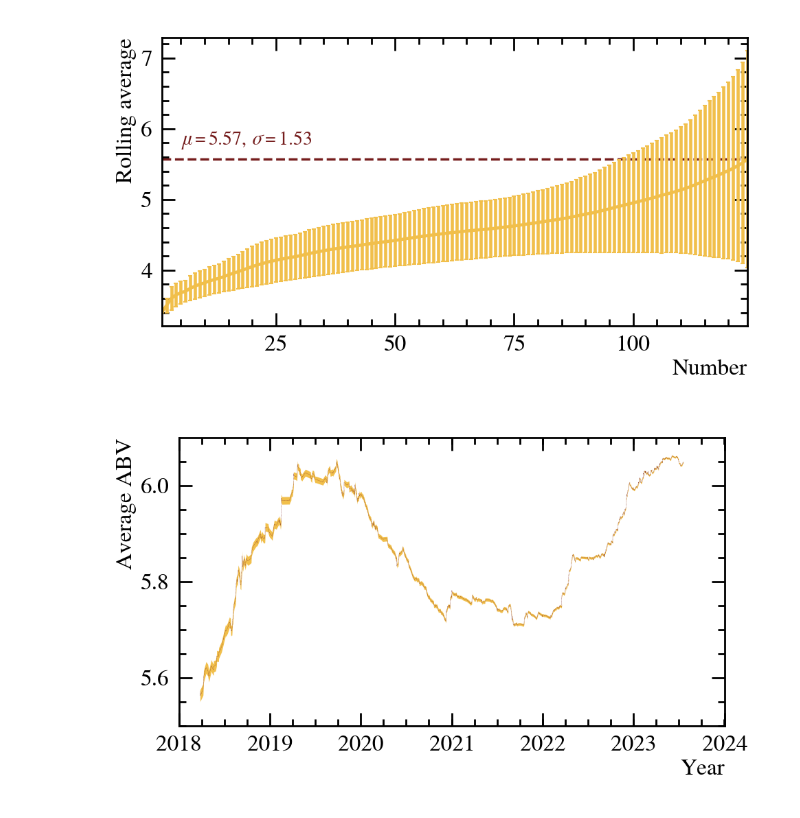
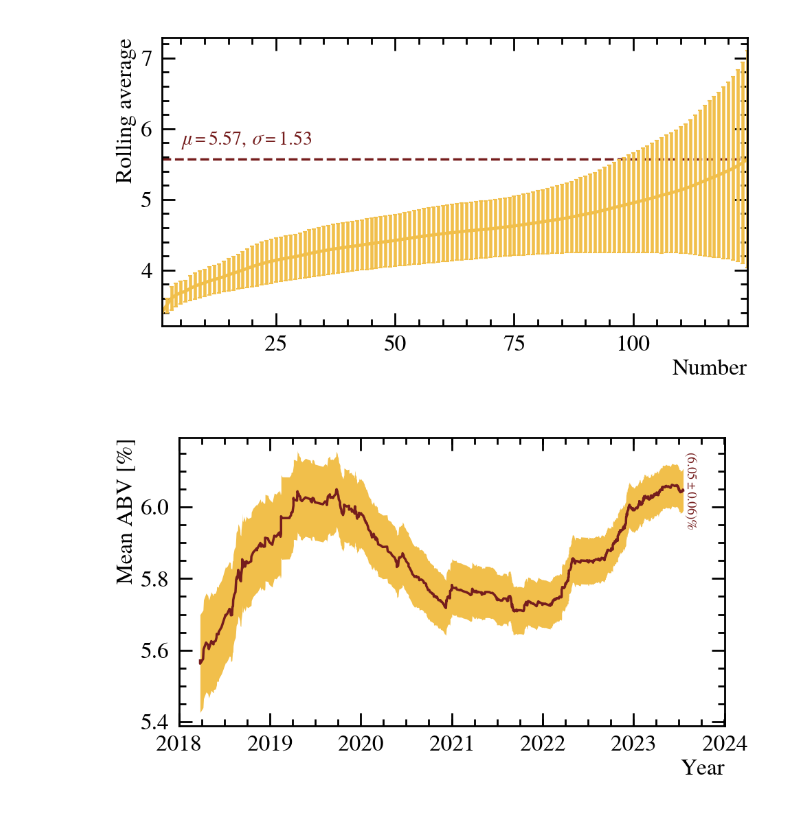
Before and after one commit to RDMoise/many-beers, a Jupyter notebook: studyBeers.ipynb, the cells around one changed output. Cells and saved outputs as stored; diff of their text form; code cells hidden in the pictures.

Commit message:
fix bug in error on the mean

```diff
--- a/studyBeers.ipynb
+++ b/studyBeers.ipynb
@@ -206,21 +206,22 @@ vs.insert(0,v0)
 len(mus), nAfter
 errs = []
 for i in range(len(mus)):
-    errs.append(vs[i]**.5 / (i+nBefore))
+    errs.append((vs[i]/(i+nBefore))**.5)
 # %%
 fig, ax = plt.subplots(figsize=(16*.6,9*.6))
 plt.tight_layout()
 plt.margins(x=0)
 plt.xlabel('Year')
-plt.ylabel('Average ABV')
+plt.ylabel('Mean ABV [%]')
 # plt.errorbar([dAfter.Date[0]] + list(dAfter.Date), mus, errs, color='#f1bf4b', ls='',marker='.', markersize=.5, elinewidth=1, capthick=1, capsize=.5, lw=.5)
 ax.fill_between([dAfter.Date[0]] + list(dAfter.Date), np.array(mus)+errs, np.array(mus)-errs, color='#f1bf4b', lw=0)
-p1 = ax.plot([dAfter.Date[0]] + list(dAfter.Date), mus, color='#751D1D', lw=.25, ls='--', label='bla')
+p1 = ax.plot([dAfter.Date[0]] + list(dAfter.Date), mus, color='#751D1D', lw=2.5, label='bla')
+plt.text(np.max(dAfter.Date), mus[-1], f"$({mus[-1]:.2f}\pm{errs[-1]:.2f})\\%$", color='#751D1D', va='center', rotation=-90, fontsize=14)
 ax.set_xlim([dt.date(2018,1,1), dt.date(2024,1,1)])
-ax.set_ylim([5.5,6.1])
+# ax.set_ylim([5.5,6.1])
 # p2 = ax.fill(np.NaN, np.NaN, color='#f1bf4b', lw=0)
 # plt.legend([(p2[0],p1[0]),], ['Bla'])
 applyUniformFont(ax,24)
 plt.show()
 # %% [output]
-[figure, old version]
+[figure, new version]
```
Also changed, not shown: 7 other files.
